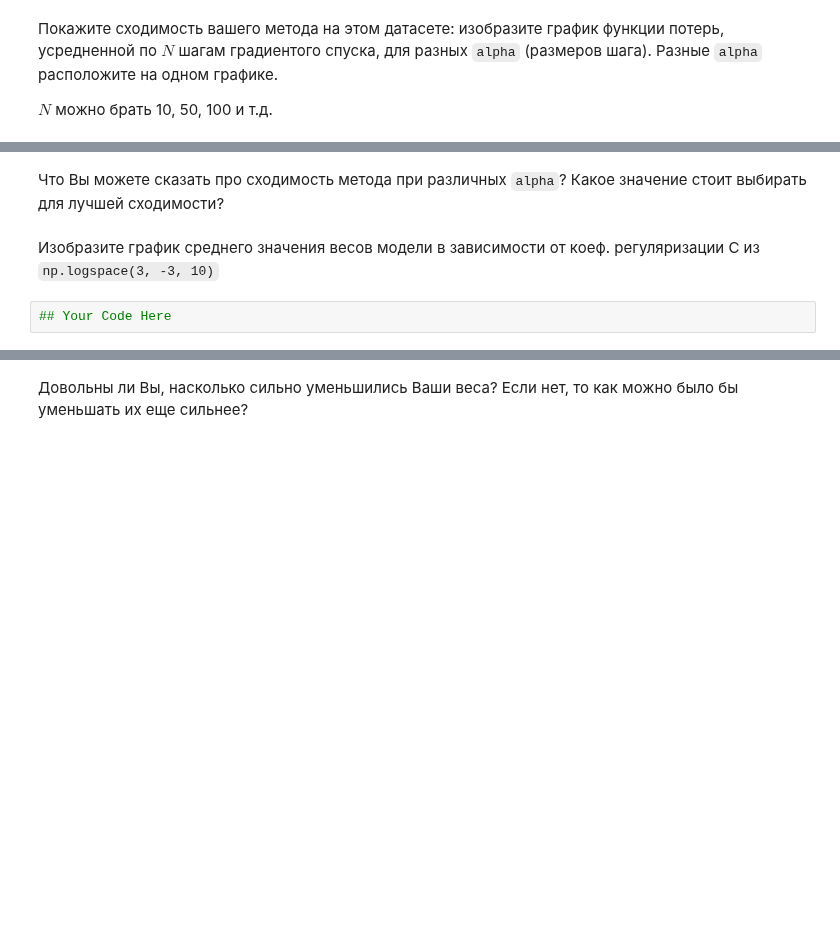
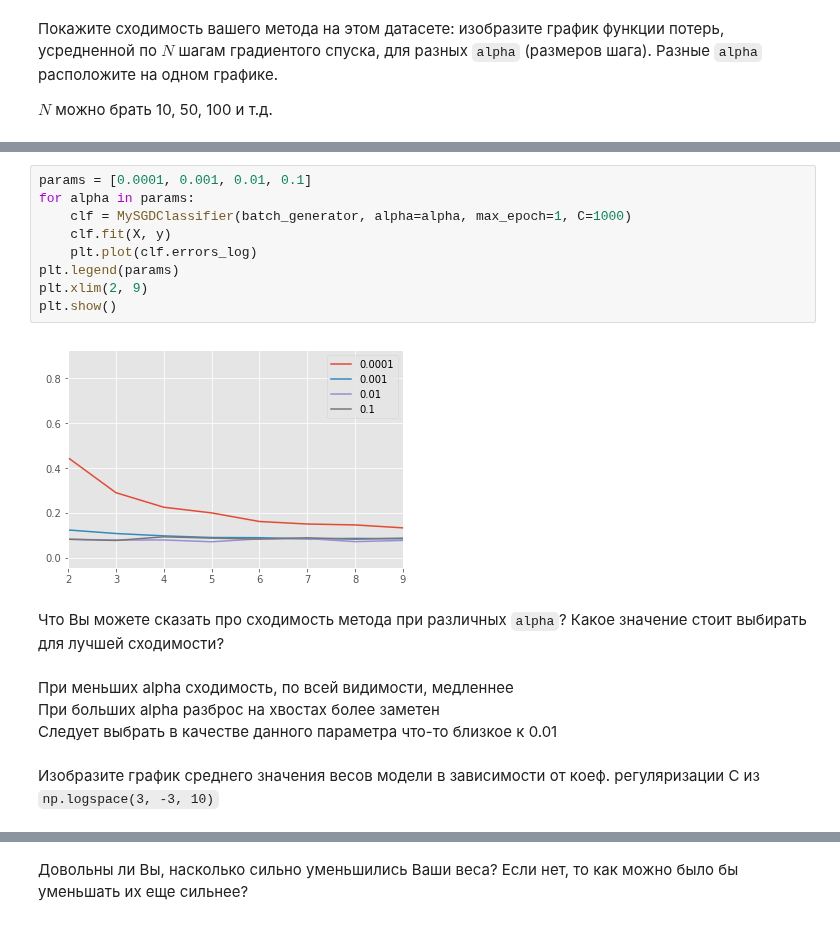
Before and after one commit to DKosov/TechnoSphere, a Jupyter notebook: ds/3/kosov_hw3.ipynb, the cells around one changed output, grey strips where cells are left out. Drawn from its saved outputs; the diff is of its cells as text; blank space fills up the shorter version.

```diff
--- a/ds/3/kosov_hw3.ipynb
+++ b/ds/3/kosov_hw3.ipynb
@@ -423,6 +435,19 @@ $N$ можно брать 10, 50, 100 и т.д.
+# %%
+params = [0.0001, 0.001, 0.01, 0.1]
+for alpha in params:
+    clf = MySGDClassifier(batch_generator, alpha=alpha, max_epoch=1, C=1000)
+    clf.fit(X, y)
+    plt.plot(clf.errors_log)
+plt.legend(params)
+plt.xlim(2, 9)
+plt.show()
+# %% [output]
+[figure, added]
 # %% [markdown]
 Что Вы можете сказать про сходимость метода при различных `alpha`? Какое значение стоит выбирать для лучшей сходимости?
+# %% [markdown]
+При меньших alpha сходимость, по всей видимости, медленнее<br>
+При больших alpha разброс на хвостах более заметен<br>
+Следует выбрать в качестве данного параметра что-то близкое к 0.01
 # %% [markdown]
 Изобразите график среднего значения весов модели в зависимости от коеф. регуляризации С из `np.logspace(3, -3, 10)`
-# %%
-## Your Code Here
```
Also changed, not shown: parts of 40 cells of this notebook.
